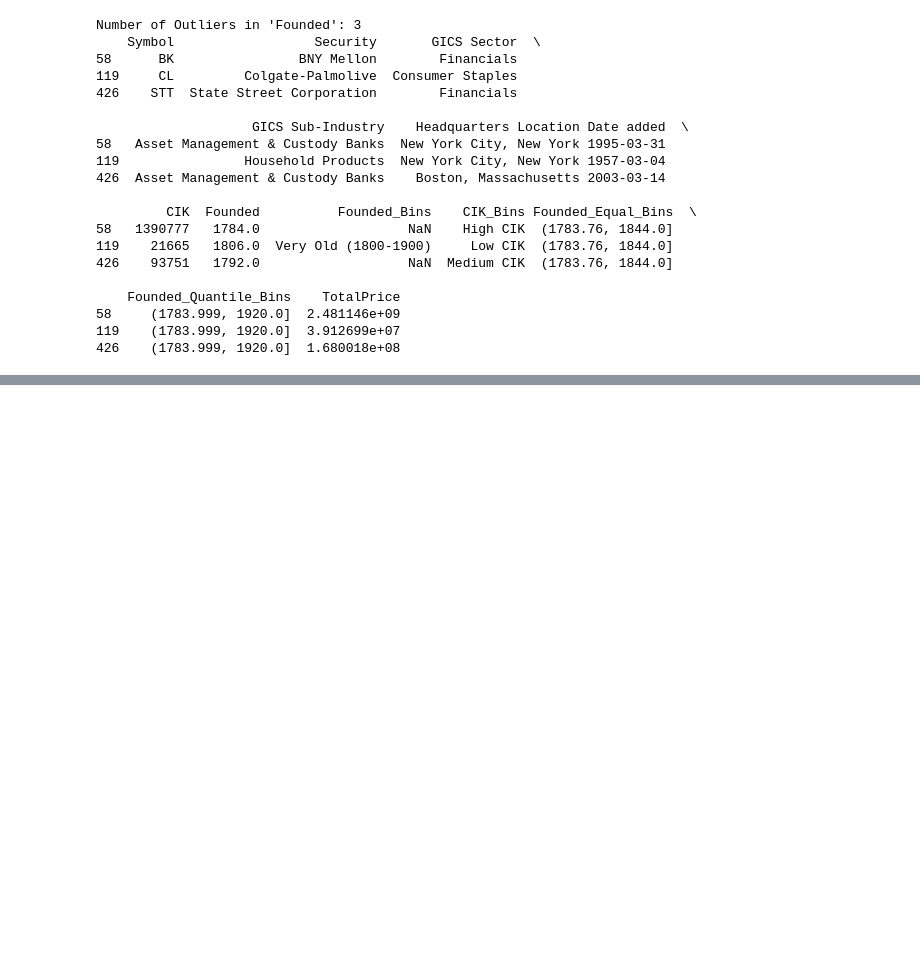
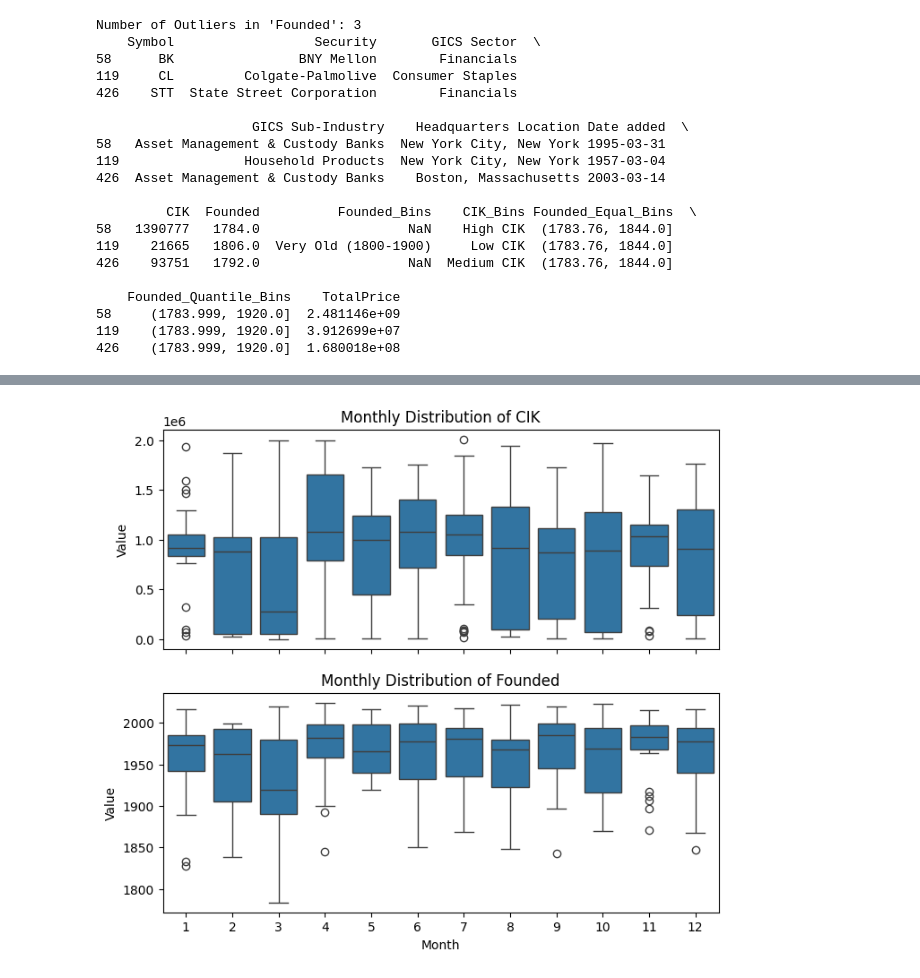
Before and after one commit to Teja220/EDA, a Jupyter notebook: 21BDS0277.ipynb, the cells around one changed output, grey strips where cells are left out. Saved outputs shown, nothing was run; the diff lists cells and outputs as text; code cells hidden in the pictures; blank space fills up the shorter version.

```diff
--- a/21BDS0277.ipynb
+++ b/21BDS0277.ipynb
@@ -333,0 +894,13 @@ Number of Outliers in 'Founded': 3
+# %%
+import pandas as pd
+
+# Load Dataset from the raw GitHub link
+file_url = "https://raw.githubusercontent.com/Teja220/EDA/main/EDA.xlsx"  # Update this with your actual raw link
+eda_df = pd.read_excel(file_url, sheet_name='EDA')
+
+# Convert 'Date added' column to datetime format and set it as index
+eda_df['Date added'] = pd.to_datetime(eda_df['Date added'])
+eda_df.set_index('Date added', inplace=True)
+
+# Display first few rows
+eda_df.head()
@@ -333,0 +915,10 @@ Number of Outliers in 'Founded': 3
+# %%
+# Extract Year, Month, and Weekday Name from the index
+eda_df['Year'] = eda_df.index.year
+eda_df['Month'] = eda_df.index.month
+eda_df['Weekday Name'] = eda_df.index.day_name()
+
+# Extract only numeric values from 'Founded' column
+eda_df['Founded'] = eda_df['Founded'].astype(str).str.extract(r'(\d{4})').astype(float)
+
+print("\nUpdated DataFrame with Time-Based Indexing:\n", eda_df.head())
@@ -333,0 +943,13 @@ Number of Outliers in 'Founded': 3
+# %%
+# Boxplots for Monthly Distribution of CIK and Founded
+fig, axes = plt.subplots(2, 1, figsize=(8, 7), sharex=True)
+
+for name, ax in zip(['CIK', 'Founded'], axes):
+    sns.boxplot(data=eda_df, x='Month', y=name, ax=ax)
+    ax.set_ylabel('Value')
+    ax.set_title(f'Monthly Distribution of {name}')
+    if ax != axes[-1]:
+        ax.set_xlabel('')
+plt.show()
+# %% [output]
+[figure, added]
```
Also changed, not shown: parts of 46 cells of this notebook.
